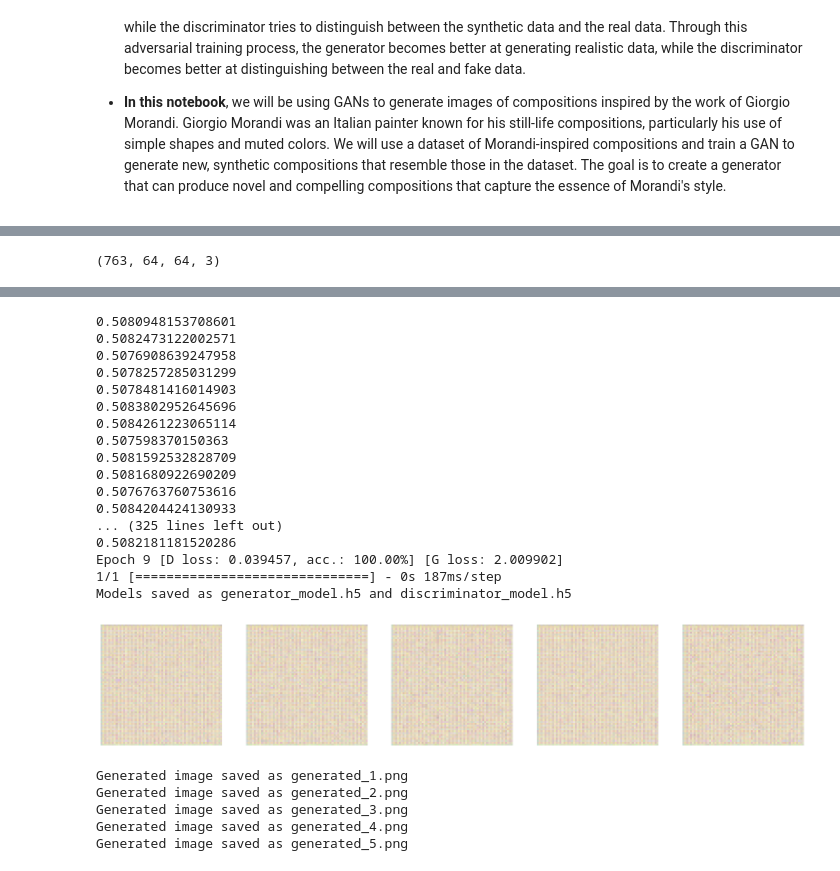
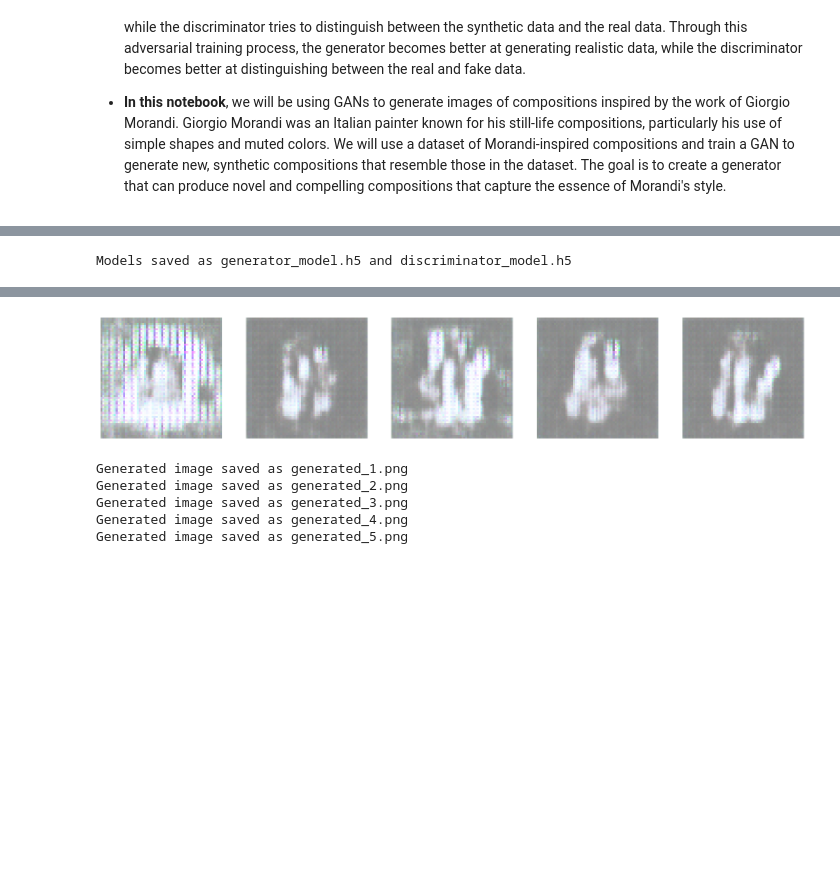
Before and after one commit to Guidosalimbeni/Custom_Gan_Composition, a Jupyter notebook: gan-3d-morandi-images.ipynb, the cells around one changed output, grey strips where cells are left out. Drawn from its saved outputs; the diff is of its cells as text; code cells hidden in the pictures; blank space fills up the shorter version.

Commit message:
Kaggle Notebook | Gan 3D Morandi images | Version 12

```diff
--- a/gan-3d-morandi-images.ipynb
+++ b/gan-3d-morandi-images.ipynb
@@ -252,36 +266,23 @@ dataset = load_data(img_folder, img_height, img_width)
-# %%
-dataset.shape
-# %% [output]
-(763, 64, 64, 3)
+# %%
+
+
+# Save models
+generator.save("generator_model.h5")
+discriminator.save("discriminator_model.h5")
+print("Models saved as generator_model.h5 and discriminator_model.h5")
+# %% [output]
+Models saved as generator_model.h5 and discriminator_model.h5
 # %%
-
-
-# Build and compile models
-generator = build_generator(latent_dim, (img_height, img_width, 3))
-discriminator = build_discriminator((img_height, img_width, 3))
-discriminator.compile(loss=custom_loss, optimizer=Adam(0.0002, 0.5), metrics=['accuracy'])
-
-noise_input = Input(shape=(latent_dim,))
-img = generator(noise_input)
-discriminator.trainable = False
-validity = discriminator(img)
-combined = Model(noise_input, validity)
-combined.compile(loss=custom_loss, optimizer=Adam(0.0002, 0.5))
-
-# Train GAN
-train_gan(generator, discriminator, combined, epochs, batch_size, latent_dim, dataset)
-
-
-
-
+# Generate new images
+def generate_images(generator, latent_dim, num_images):
+    noise = np.random.normal(0, 1, (num_images, latent_dim))
+    generated_imgs = generator.predict(noise)
+    generated_imgs = 0.5 * generated_imgs + 0.5
+    return generated_imgs
 # Generate new images
 num_images = 5
 generated_imgs = generate_images(generator, latent_dim, num_images)
 
-# Save models
-generator.save("generator_model.h5")
-discriminator.save("discriminator_model.h5")
-print("Models saved as generator_model.h5 and discriminator_model.h5")
 
 # from tensorflow.keras.models import load_model
 
@@ -303,21 +304,4 @@ plt.show()
-0.5080948153708601
-0.5082473122002571
-0.5076908639247958
-0.5078257285031299
-0.5078481416014903
-0.5083802952645696
-0.5084261223065114
-0.507598370150363
-0.5081592532828709
-0.5081680922690209
-0.5076763760753616
-0.5084204424130933
-... (325 lines left out)
-0.5082181181520286
-Epoch 9 [D loss: 0.039457, acc.: 100.00%] [G loss: 2.009902]
-1/1 [==============================] - 0s 187ms/step
-Models saved as generator_model.h5 and discriminator_model.h5
-[figure, old version]
+[figure, new version]
 # %%
 # Save generated images
 for i, img in enumerate(generated_imgs):
```
Also changed, not shown: parts of 5 cells of this notebook.
